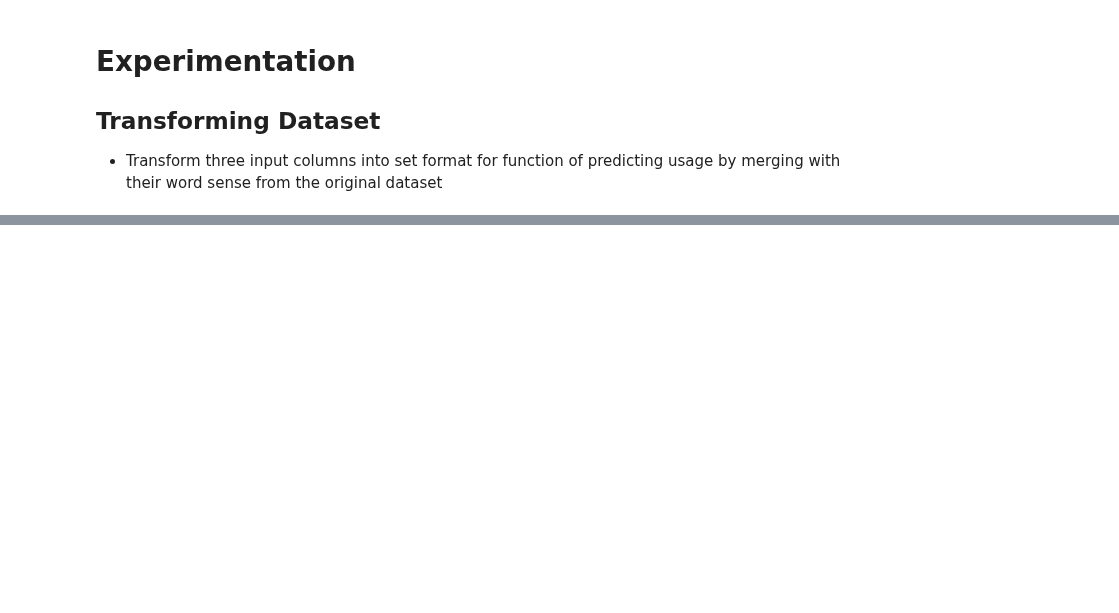
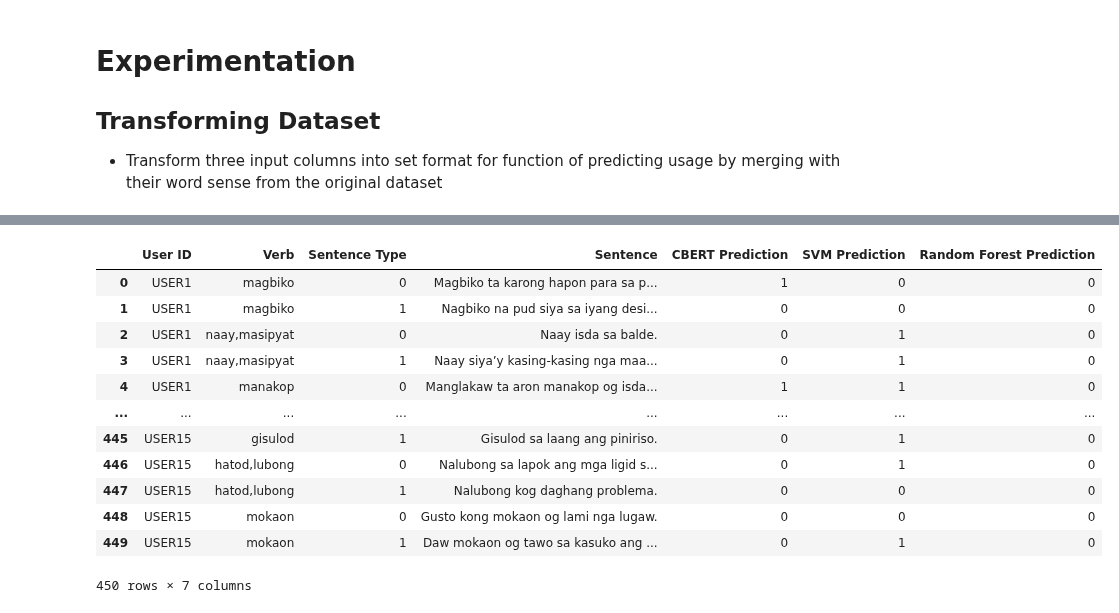
Before and after one commit to MiguelPartosa/Thesis-FOS-BinaryClass-WSD, a Jupyter notebook: Final Implementation/experimentation_interface.ipynb, the cells around one changed output, grey strips where cells are left out. Saved outputs shown, nothing was run; the diff lists cells and outputs as text; code cells hidden in the pictures; blank space fills up the shorter version.

```diff
--- a/Final Implementation/experimentation_interface.ipynb
+++ b/Final Implementation/experimentation_interface.ipynb
@@ -480,0 +480,28 @@ Sentence: 2 clusters
+# %%
+# Transform
+
+def OneHotEncode(word):
+    if word == 'Literal':
+        return 0
+    else:
+        return 1
+
+to_encode = ['CBERT Prediction', 'Sentence Type', 'SVM Prediction', 'Random Forest Prediction']
+
+for column in to_encode:
+    df_experiments_results[column] = df_experiments_results[column].apply(OneHotEncode)
+df_experiments_results
+# %% [output]
+|  | User ID | Verb | Sentence Type | Sentence | CBERT Prediction | SVM Prediction | Random Forest Prediction |
+| 0 | USER1 | magbiko | 0 | Magbiko ta karong hapon para sa p... | 1 | 0 | 0 |
+| 1 | USER1 | magbiko | 1 | Nagbiko na pud siya sa iyang desi... | 0 | 0 | 0 |
+| 2 | USER1 | naay,masipyat | 0 | Naay isda sa balde. | 0 | 1 | 0 |
+| 3 | USER1 | naay,masipyat | 1 | Naay siya’y kasing-kasing nga maa... | 0 | 1 | 0 |
+| 4 | USER1 | manakop | 0 | Manglakaw ta aron manakop og isda... | 1 | 1 | 0 |
+| ... | ... | ... | ... | ... | ... | ... | ... |
+| 445 | USER15 | gisulod | 1 | Gisulod sa laang ang piniriso. | 0 | 1 | 0 |
+| 446 | USER15 | hatod,lubong | 0 | Nalubong sa lapok ang mga ligid s... | 0 | 1 | 0 |
+| 447 | USER15 | hatod,lubong | 1 | Nalubong kog daghang problema. | 0 | 0 | 0 |
+| 448 | USER15 | mokaon | 0 | Gusto kong mokaon og lami nga lugaw. | 0 | 0 | 0 |
+| 449 | USER15 | mokaon | 1 | Daw mokaon og tawo sa kasuko ang ... | 0 | 1 | 0 |
+450 rows × 7 columns
```
Also changed, not shown: parts of 14 cells of this notebook.
